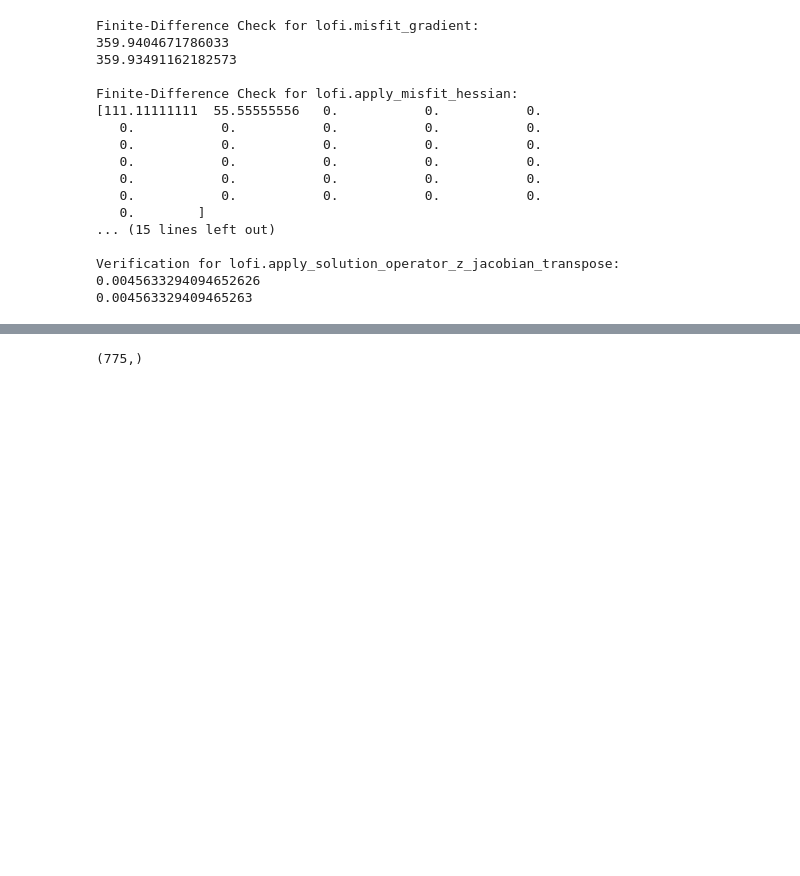
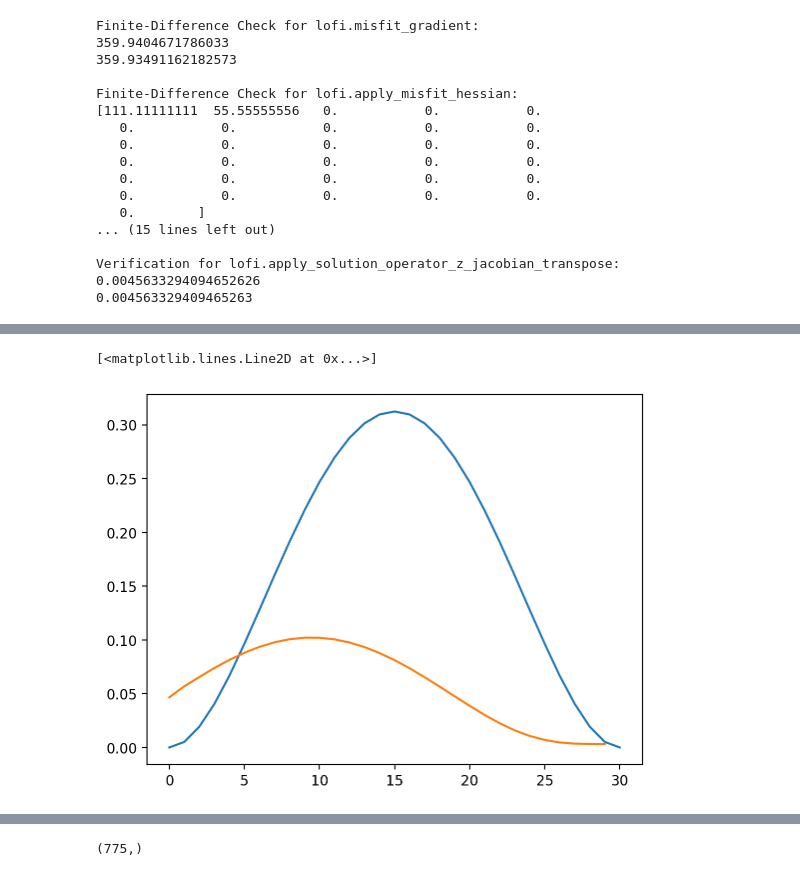
Before and after one commit to sandialabs/Sola, a Jupyter notebook: examples/Transient_Fluid_Flow_Tracer_1D/python/serverside/eval_discrepancy.ipynb, the cells around one changed output, grey strips where cells are left out. Drawn from its saved outputs; the diff is of its cells as text; code cells hidden in the pictures; blank space fills up the shorter version.

```diff
--- a/examples/Transient_Fluid_Flow_Tracer_1D/python/serverside/eval_discrepancy.ipynb
+++ b/examples/Transient_Fluid_Flow_Tracer_1D/python/serverside/eval_discrepancy.ipynb
@@ -133,3 +145,9 @@ plt.plot(disc_1)
+# %%
+plt.plot(k0_1)
+plt.plot(kt_1_lofi[-30:])
+# %% [output]
+[<matplotlib.lines.Line2D at 0x...>]
+[figure, added]
 # %%
 kt_2_lofi = lofi.state_solve(2*k0_1, return_type="vector", annotate=False, return_all=True)
 kt_2_hifi = hifi.state_solve(2*k0_1, return_type="vector", return_all=True)
```
Also changed, not shown: parts of 22 cells of this notebook, 5 other files.
